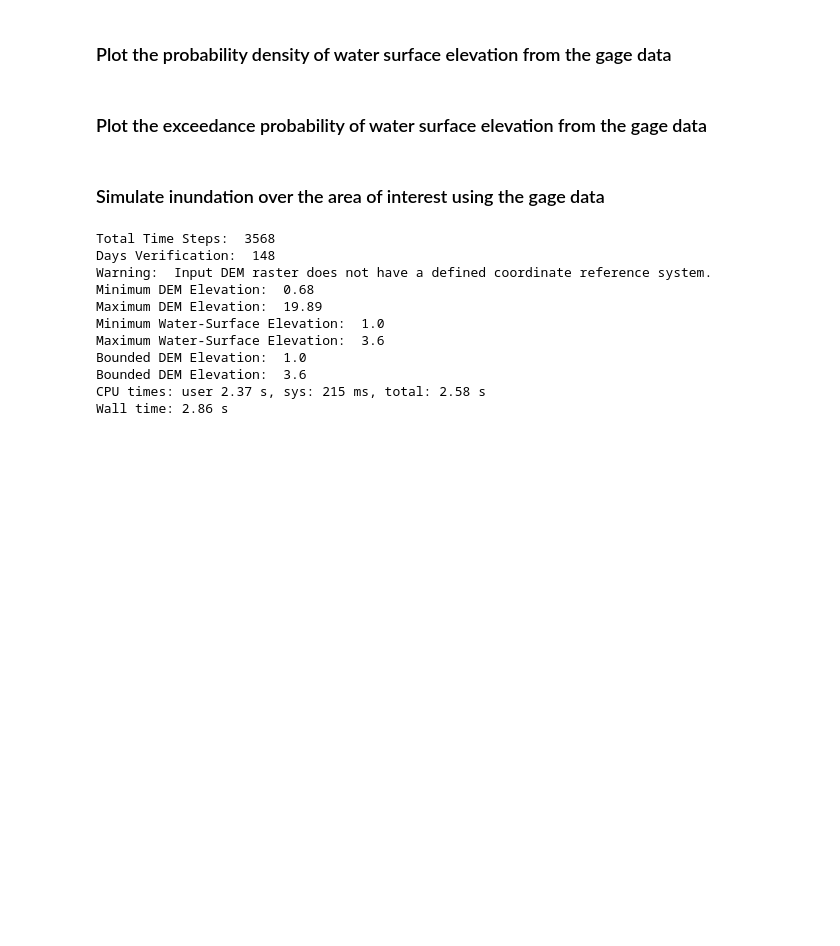
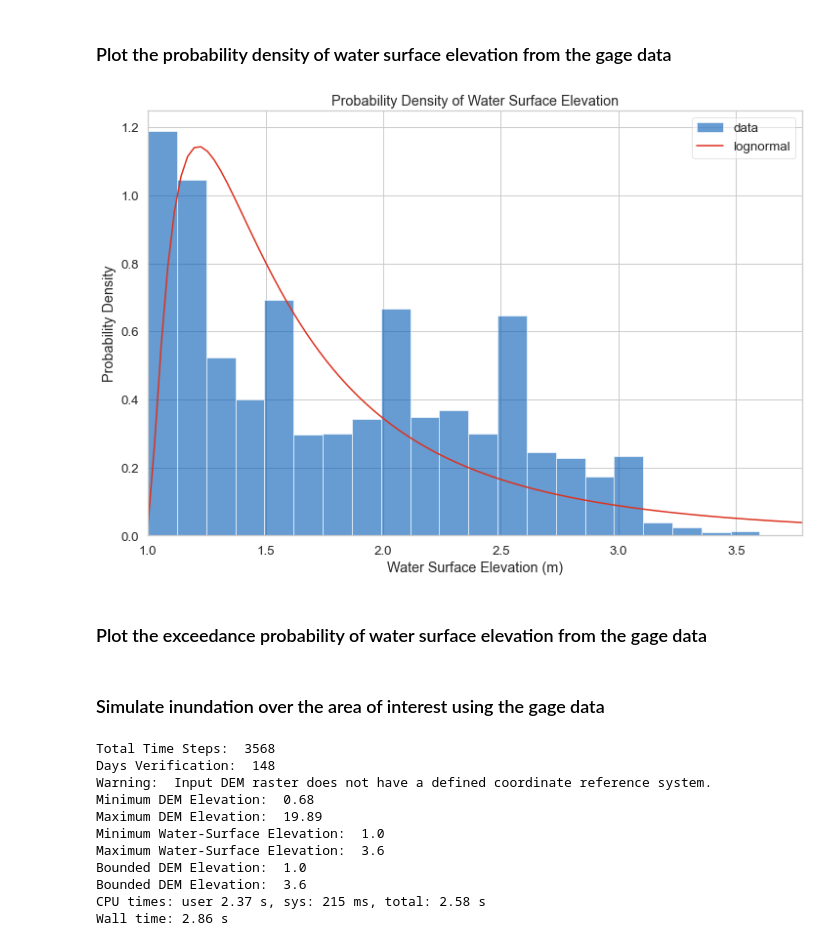
Before and after one commit to crvernon/atiim, a Jupyter notebook: noteboooks/testing.ipynb, the cells around one changed output. Cells and saved outputs as stored; diff of their text form; code cells hidden in the pictures; blank space fills up the shorter version.

```diff
--- a/noteboooks/testing.ipynb
+++ b/noteboooks/testing.ipynb
@@ -57,5 +45,9 @@ atiim.plot_wse_cdf(gage_data_file)
 # %% [markdown]
 ### Plot the probability density of water surface elevation from the gage data
+# %%
+atiim.plot_wse_probability_density(gage_data=gage_data_file)
+# %% [output]
+[figure, added]
 # %% [markdown]
 ### Plot the exceedance probability of water surface elevation from the gage data
 # %% [markdown]
```
Also changed, not shown: parts of 4 cells of this notebook, 3 other files.
